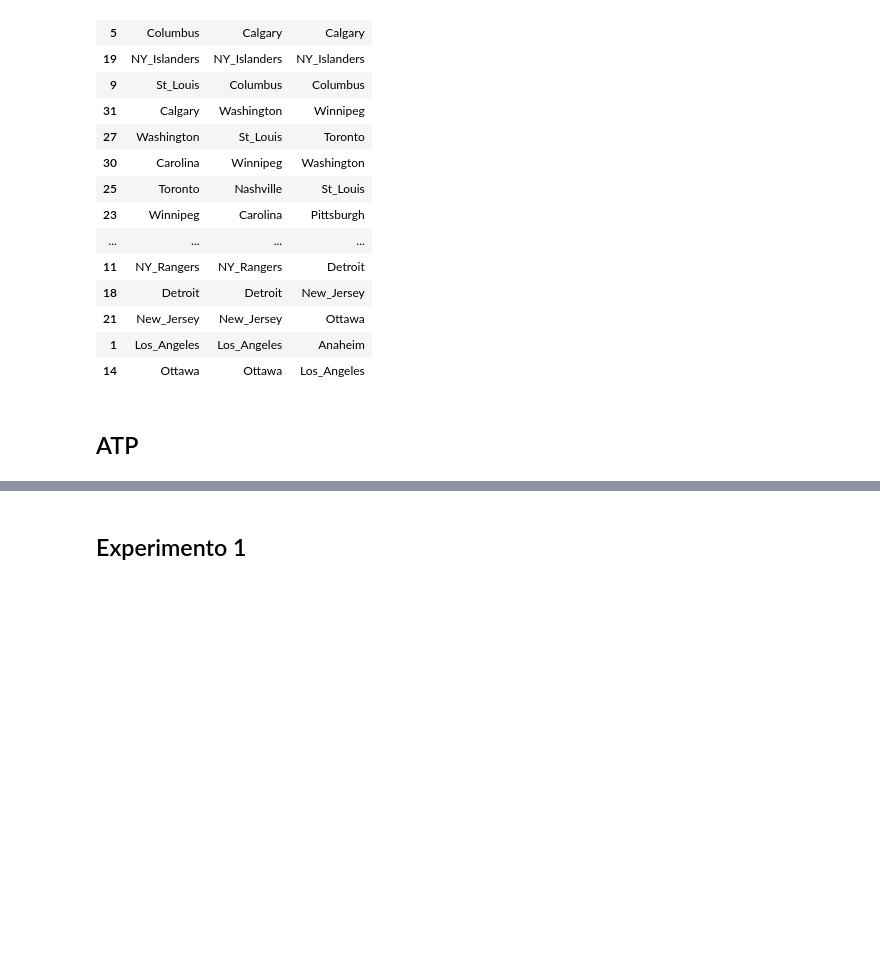
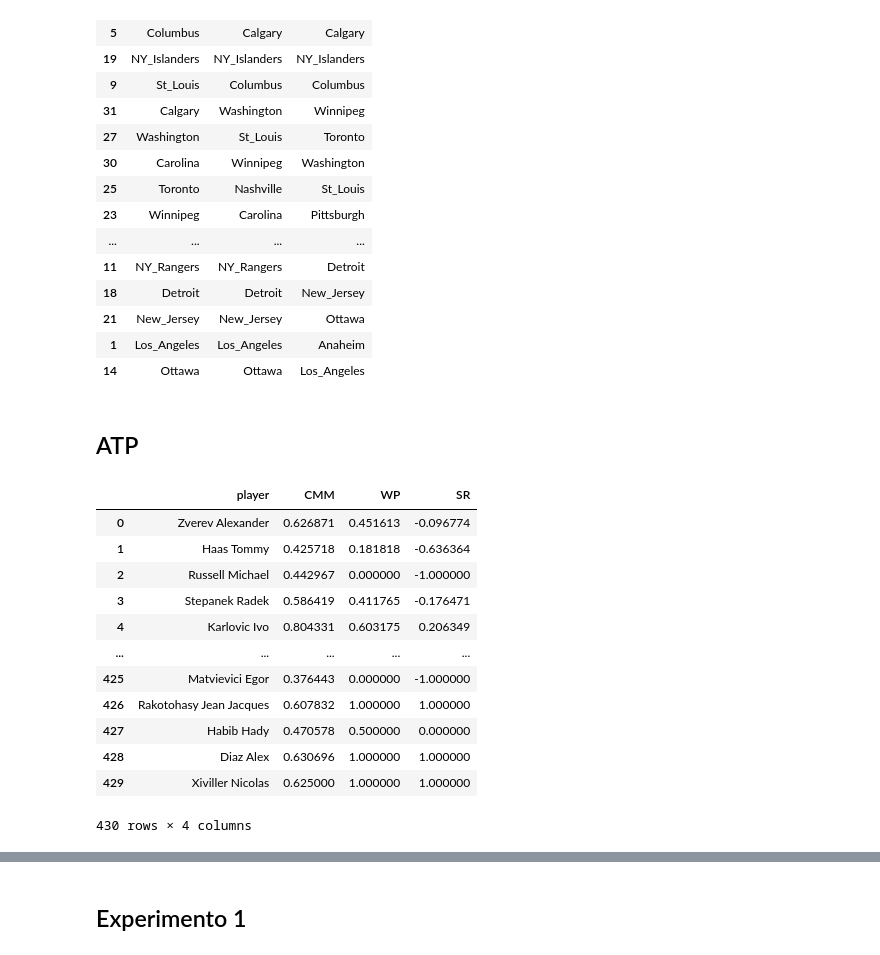
Before and after one commit to davidvenegasr/MetNum, a Jupyter notebook: tp1/experimentos/Analisis de Experimentos.ipynb, the cells around one changed output, grey strips where cells are left out. Cells and saved outputs as stored; diff of their text form; code cells hidden in the pictures; blank space fills up the shorter version.

```diff
--- a/tp1/experimentos/Analisis de Experimentos.ipynb
+++ b/tp1/experimentos/Analisis de Experimentos.ipynb
@@ -480,0 +493,52 @@ display(df_NHL_rankings)
+# %%
+def fetch_atp_players_names_by_id(list_players):
+    df_players = pd.read_csv("../data/atp_players.csv",
+                            names=['player_id','first_name','last_name','hand','birth_date','country_code'],header=None)
+    list_players_name_sorted = []
+    for id_p in list_players:
+        player_row = df_players.loc[df_players['player_id'] == id_p]
+        player_name = player_row.iloc[0]['last_name'] + " " + player_row.iloc[0]['first_name']
+        list_players_name_sorted.append(player_name)
+    return list_players_name_sorted
+# %%
+#Busco id de jugadores del dataset
+set_players = atp_players_ids()
+#Los ordeno
+list_players = sorted(set_players)
+#Busco los IDs en el archivo de players
+list_players_name_sorted = fetch_atp_players_names_by_id(list_players)
+
+df_CMM = open("atp/atp_matches_2015_0.out", 'r').readlines()
+df_WP  = open("atp/atp_matches_2015_1.out", 'r').readlines()
+df_SR  = open("atp/atp_matches_2015_2.out", 'r').readlines()
+columnCMM = []
+columnWP = []
+columnSR = []
+for row in df_CMM:
+    columnCMM.append(float(row))
+for row in df_WP:
+    columnWP.append(float(row))
+for row in df_SR:
+    columnSR.append(float(row))
+
+df_ATP = pd.DataFrame()
+
+df_ATP.insert(0, 'player', list_players_name_sorted)
+df_ATP.insert(1, 'CMM', columnCMM)
+df_ATP.insert(2, 'WP', columnWP)
+df_ATP.insert(3, 'SR', columnSR)
+display(df_ATP)
+# %% [output]
+|  | player | CMM | WP | SR |
+| 0 | Zverev Alexander | 0.626871 | 0.451613 | -0.096774 |
+| 1 | Haas Tommy | 0.425718 | 0.181818 | -0.636364 |
+| 2 | Russell Michael | 0.442967 | 0.000000 | -1.000000 |
+| 3 | Stepanek Radek | 0.586419 | 0.411765 | -0.176471 |
+| 4 | Karlovic Ivo | 0.804331 | 0.603175 | 0.206349 |
+| ... | ... | ... | ... | ... |
+| 425 | Matvievici Egor | 0.376443 | 0.000000 | -1.000000 |
+| 426 | Rakotohasy Jean Jacques | 0.607832 | 1.000000 | 1.000000 |
+| 427 | Habib Hady | 0.470578 | 0.500000 | 0.000000 |
+| 428 | Diaz Alex | 0.630696 | 1.000000 | 1.000000 |
+| 429 | Xiviller Nicolas | 0.625000 | 1.000000 | 1.000000 |
+430 rows × 4 columns
```
Also changed, not shown: parts of 4 cells of this notebook, 1 other file.
